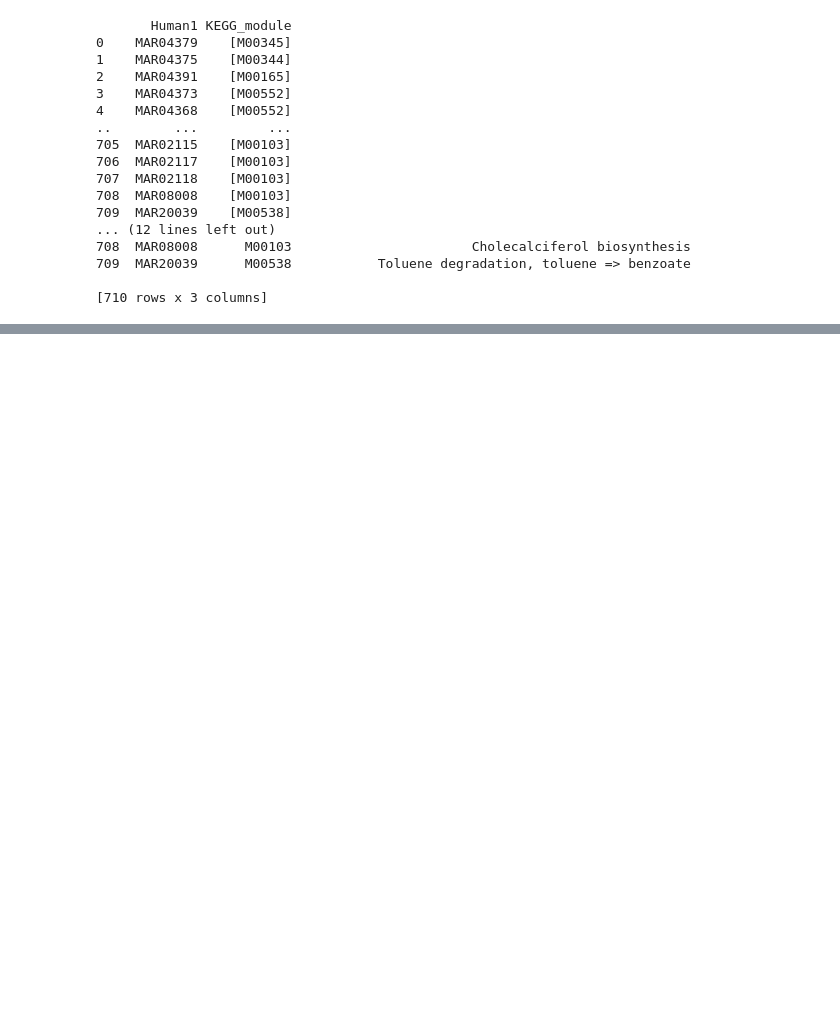
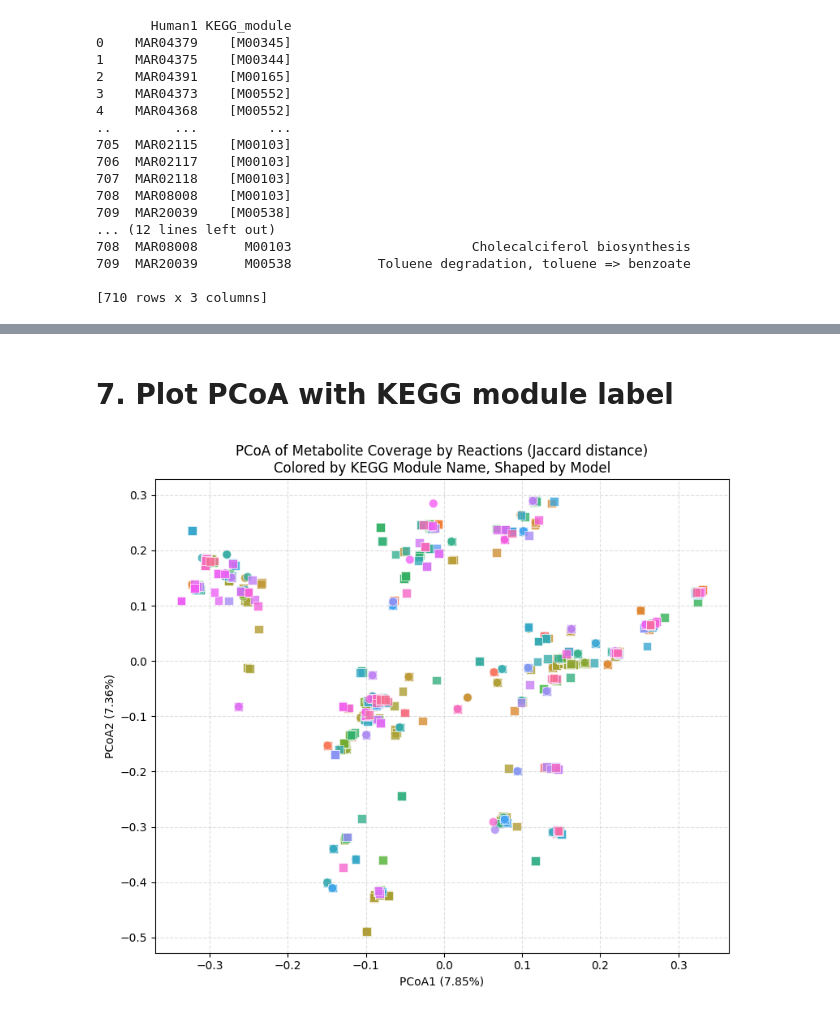
Before and after one commit to Benjamin-Reyes-S/Constraint_Based_Models_statistics-comparison, a Jupyter notebook: PCoA/PCoA.ipynb, the cells around one changed output, grey strips where cells are left out. Cells and saved outputs as stored; diff of their text form; code cells hidden in the pictures; blank space fills up the shorter version.

Commit message:
Mitocore_vs_Human1_PCoA_Modules_1

```diff
--- a/PCoA/PCoA.ipynb
+++ b/PCoA/PCoA.ipynb
@@ -602,15 +651,12 @@ MAM00041                    0                    0
 # %%
-# 4. run PCoA with classifier
-
+# 5. run PCoA
 #  Load binary matrix
-binary_matrix = pd.read_csv('binary_matrix.csv', index_col=0)
+binary_matrix = pd.read_csv('binary_matrix_kegg_modules.csv', index_col=0)
 # Compute Jaccard distance between reactions (transpose so models/reactions are rows)
 dist_array = pairwise_distances(binary_matrix.T.values, metric="jaccard")
 # DistanceMatrix
 dist_matrix = DistanceMatrix(dist_array, ids=binary_matrix.columns.tolist())
 # Run PCoA
 pcoa_results = pcoa(dist_matrix)
-# Save the PCoA samples DataFrame to a CSV file
-pcoa_results.samples.to_csv('pcoa_results.csv')
 print(pcoa_results.samples)
 # %% [output]
@@ -736,0 +725,28 @@ plt.show()
+# %% [markdown]
+# 7. Plot PCoA with KEGG module label
+# %%
+# 7. Plot with seaborn classifier
+plt.figure(figsize=(8, 7))
+
+scatter = sns.scatterplot(
+    data=coords,
+    x=coords.columns[0],
+    y=coords.columns[1],
+    hue="KEGG module name",
+    style="Model",
+    markers={"mito": "o", "hum": "s"},
+    style_order=["mito", "hum"],
+    s=60, alpha=0.8, linewidth=0.5,
+    legend= False
+)
+
+plt.xlabel(f'PCoA1 ({pcoa_results.proportion_explained[0]*100:.2f}%)')
+plt.ylabel(f'PCoA2 ({pcoa_results.proportion_explained[1]*100:.2f}%)')
+plt.title('PCoA of Metabolite Coverage by Reactions (Jaccard distance)\n'
+          'Colored by KEGG Module Name, Shaped by Model')
+
+plt.grid(True, linestyle='--', alpha=0.4)
+plt.tight_layout()
+plt.show()
+# %% [output]
+[figure, added]
```
Also changed, not shown: parts of 24 cells of this notebook, 3 other files.
